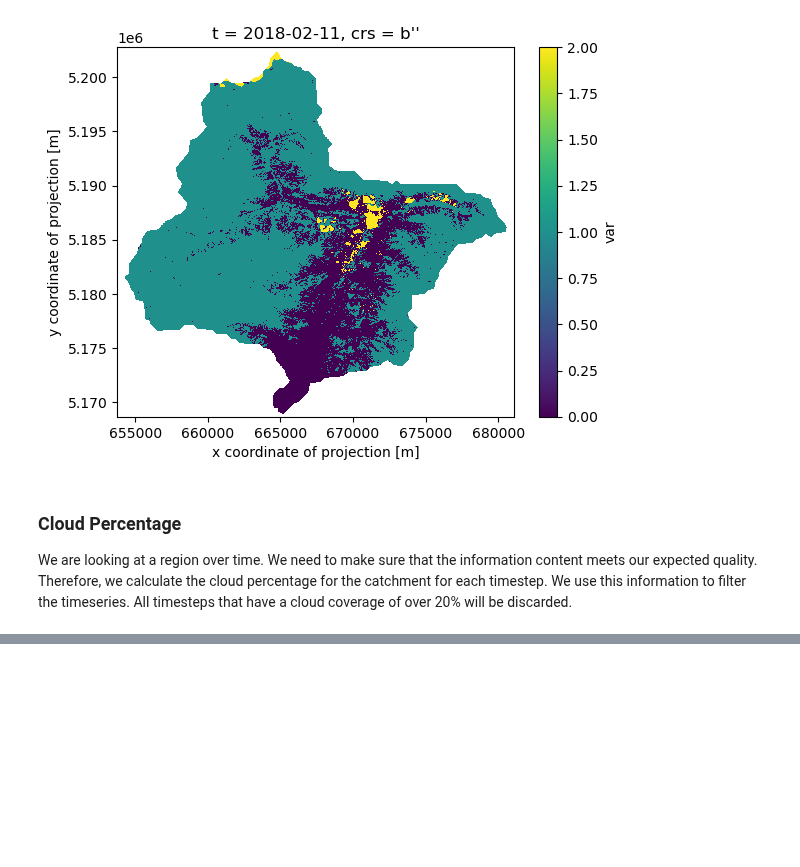
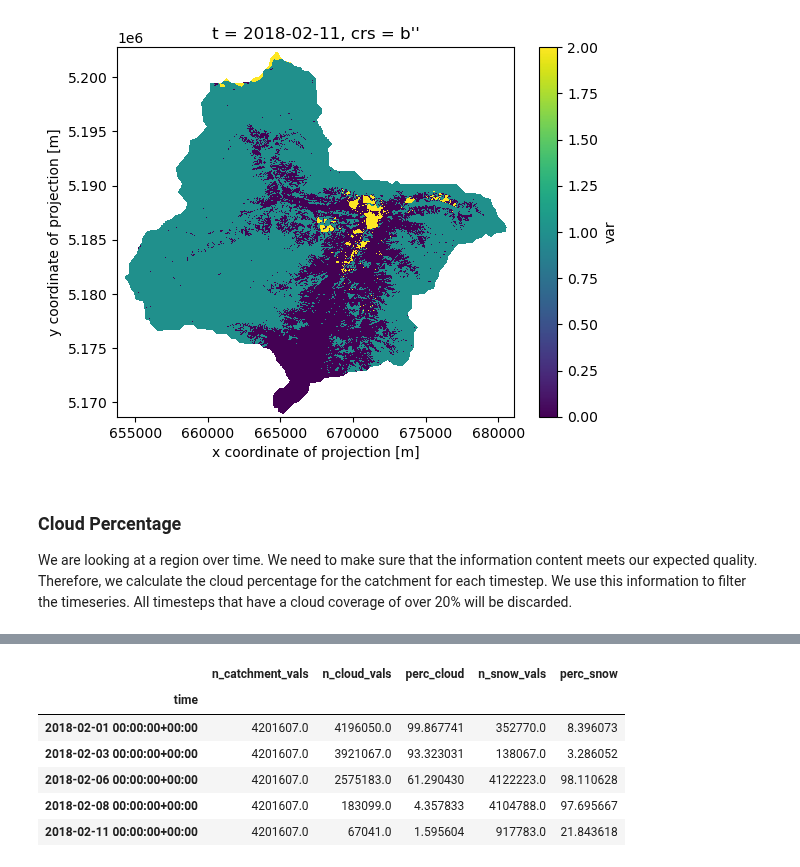
Before and after one commit to EO-College/cubes-and-clouds, a Jupyter notebook: lectures/3.1_data_processing/exercises/31_data_processing_cdse.ipynb, the cells around one changed output, grey strips where cells are left out. Saved outputs shown, nothing was run; the diff lists cells and outputs as text; code cells hidden in the pictures; blank space fills up the shorter version.

```diff
--- a/lectures/3.1_data_processing/exercises/31_data_processing_cdse.ipynb
+++ b/lectures/3.1_data_processing/exercises/31_data_processing_cdse.ipynb
@@ -259 +298,8 @@ plt.show()
+# %%
+# get number of snow pixels in catchment
+n_snow = ((snowmap_cloudfree_masked == 1) * 1.0).aggregate_spatial(geometries = catchment_outline['geometry'][0], reducer = 'sum')
+# Create a batch job
+n_snow_json = n_snow.save_result(format="JSON")
+job = n_snow_json.create_job(title="n_snow_json")
+job.start_job()
 # %%
@@ -367,0 +309,5 @@ In a next step we will analyze and validate the results. We are going to compare
+# %%
+# load number of snow pixels per time step
+with open("n_snow_json/timeseries.json","r") as file:
+    n_snow_json = json.load(file)
+list(n_snow_json.items())[:5]
@@ -367,0 +331,13 @@ In a next step we will analyze and validate the results. We are going to compare
+# %%
+# divide the number of snow pixels by the number of total pixels = snow percentage
+perc_snow = df["n_snow_vals"].values / df["n_catchment_vals"].values * 100
+df["perc_snow"] = perc_snow
+df[:5]
+# %% [output]
+|  | n_catchment_vals | n_cloud_vals | perc_cloud | n_snow_vals | perc_snow |
+| time |  |  |  |  |  |
+| 2018-02-01 00:00:00+00:00 | 4201607.0 | 4196050.0 | 99.867741 | 352770.0 | 8.396073 |
+| 2018-02-03 00:00:00+00:00 | 4201607.0 | 3921067.0 | 93.323031 | 138067.0 | 3.286052 |
+| 2018-02-06 00:00:00+00:00 | 4201607.0 | 2575183.0 | 61.290430 | 4122223.0 | 98.110628 |
+| 2018-02-08 00:00:00+00:00 | 4201607.0 | 183099.0 | 4.357833 | 4104788.0 | 97.695667 |
+| 2018-02-11 00:00:00+00:00 | 4201607.0 | 67041.0 | 1.595604 | 917783.0 | 21.843618 |
```
Also changed, not shown: parts of 47 cells of this notebook, 1 other file.
